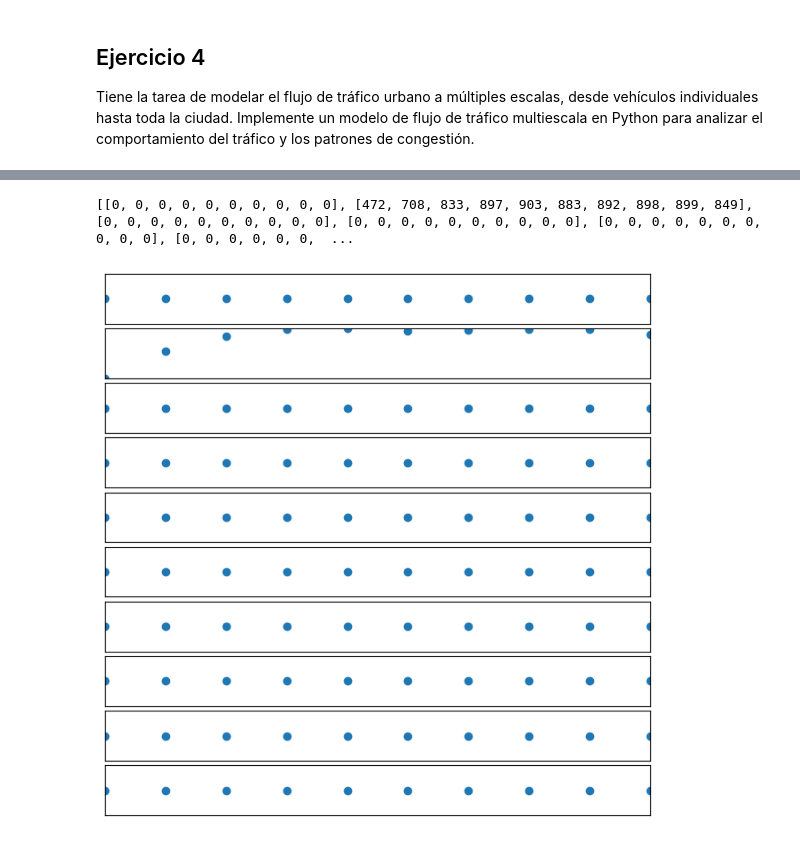
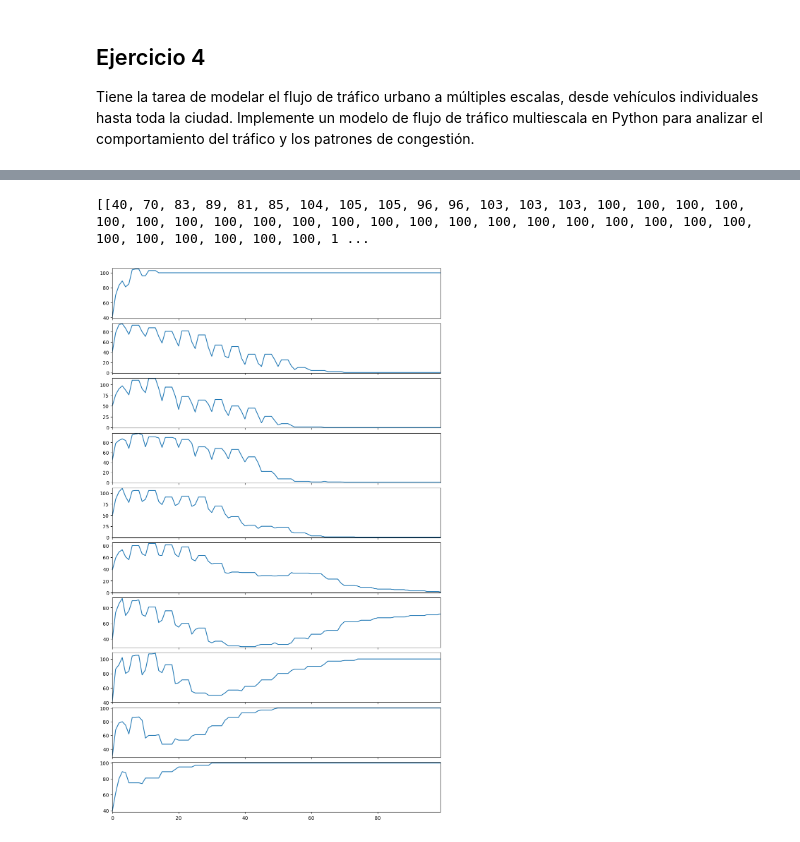
Before and after one commit to Daniel14gonc/Lab6_Modsim, a Jupyter notebook: Lab6.ipynb, the cells around one changed output, grey strips where cells are left out. Drawn from its saved outputs; the diff is of its cells as text; code cells hidden in the pictures.

```diff
--- a/Lab6.ipynb
+++ b/Lab6.ipynb
@@ -426,7 +428,6 @@ class Calle():
 
     def enter_street(self, car, side):
         if len(self.left_queue) < self.left_queue_size:
-            print('me entro un carro')
             if side == 0:
                 self.right_queue.append(car)
             else:
@@ -488,16 +489,16 @@ class Calle():
         self.left_semaphore = self.time
 
         while self.left_semaphore > 0:
-            if len(self.right_queue) > 0:
+            if len(self.left_queue) > 0:
                 choice = random.choice([0, 1, 2])
                 if choice == 0 and cant_next > 0:
-                    self.back_street.enter_street(self.right_queue.pop(0), 1)
+                    self.back_street.enter_street(self.left_queue.pop(0), 1)
                     cant_next -= 1
                 elif choice == 1 and cant_right > 0:
-                    right_street.enter_street(self.right_queue.pop(0), 1)
-                    cant_right -= 1
+                    right_street.enter_street(self.left_queue.pop(0), 1)
+                    cant_left -= 1
                 elif choice == 2 and cant_left > 0:
-                    left_street.enter_street(self.right_queue.pop(0), 1)
+                    left_street.enter_street(self.left_queue.pop(0), 1)
                     cant_left -= 1
             self.left_semaphore -= 1
 
@@ -558,13 +559,12 @@ class Cuadricula:
         k = 0
         for i in range(self.rows):
             for j in range(self.columns):
-                if cont % (self.rows * self.columns) == 0:
-                    k += 1
                 zona = zonas[k]
                 name = f'Calle_{i}_{j}'
                 self.grid[i][j] = Calle(name)
                 zona.add_street(self.grid[i][j])
                 cont += 1
+            k += 1
 
         # Conectar las calles en la cuadrícula
         for i in range(self.rows):
@@ -581,12 +581,20 @@ class Cuadricula:
                     current_calle.set_next(self.grid[i + 1][j])
                     self.grid[i + 1][j].set_back_street(current_calle)
 
+    def get_cars_per_street(self):
+        cars_per_street = []
+        for i in range(self.rows):
+            for j in range(self.columns):
+                cars_per_street.append(len(self.grid[i][j].left_queue) + len(self.grid[i][j].right_queue))
+        return cars_per_street
+
     def print_grid(self):
         for i in range(self.rows):
             for j in range(self.columns):
-                print(f'{self.grid[i][j].name} -> Next: {self.grid[i][j].next.name if self.grid[i][j].next else "None"},'
+                print(f'{self.grid[i][j].name} -> Next: {self.grid[i][j].next_street.name if self.grid[i][j].next_street else "None"},'
                       f' Right: {self.grid[i][j].right_street.name if self.grid[i][j].right_street else "None"},'
-                      f' Left: {self.grid[i][j].left_street.name if self.grid[i][j].left_street else "None"}')
+                      f' Left: {self.grid[i][j].left_street.name if self.grid[i][j].left_street else "None"},'
+                      f' Back: {self.grid[i][j].back_street.name if self.grid[i][j].back_street else "None"},')
 # %%
 rows  = 10
 columns = 10
@@ -608,8 +616,9 @@ for i in range(cant_carros):
     lado = random.randint(0, 1)
     carros.append(Carro(street, lado))
 # %%
-epocas = 10
+epocas = 100
 zonaz_array =[]
+zonas_mas_concurridas = []
 
 for zona in range(cant_zonas):
     zonaz_array.append([])
@@ -622,4 +631,10 @@ for epoca in range(epocas):
     for zona in zonas:
         zona.move_cars()
         zonaz_array[zona.number].append(zona.get_cars())
+
+    zonas_cars = [zona.get_cars() for zona in zonas]
+    zonas_mas_concurridas.append(np.argmax(zonas_cars))
+
+
+print(cuadricula.get_cars_per_street())
 # %% [output]
@@ -643,31 +642,31 @@ me entro un carro
 # %%
 print(zonaz_array)
 # %% [output]
-[[0, 0, 0, 0, 0, 0, 0, 0, 0, 0], [472, 708, 833, 897, 903, 883, 892, 898, 899, 849], [0, 0, 0, 0, 0, 0, 0, 0, 0, 0], [0, 0, 0, 0, 0, 0, 0, 0, 0, 0], [0, 0, 0, 0, 0, 0, 0, 0, 0, 0], [0, 0, 0, 0, 0, 0,  ...
+[[40, 70, 83, 89, 81, 85, 104, 105, 105, 96, 96, 103, 103, 103, 100, 100, 100, 100, 100, 100, 100, 100, 100, 100, 100, 100, 100, 100, 100, 100, 100, 100, 100, 100, 100, 100, 100, 100, 100, 100, 100, 1 ...
 # %%
 matriz = zonaz_array
 
 # Obtén las dimensiones de la matriz
 filas = len(matriz)
 
 # Crea un subplot para cada casilla de la matriz
-fig, axs = plt.subplots(filas, 1, figsize=(8, 8))
+fig, axs = plt.subplots(filas, 1, figsize=(12, 20))
 
 # Itera a través de la matriz y dibuja cada arreglo en su casilla correspondiente
 for i in range(filas):
     arreglo = matriz[i]
     x = np.arange(len(arreglo))
-    axs[i].scatter(x, arreglo)
+    axs[i].plot(x, arreglo)
     axs[i].set_xlim(0, len(arreglo) - 1)  # Ajusta los límites del eje x
     axs[i].set_ylim(min(arreglo) - 1, max(arreglo) + 1)  # Ajusta los límites del eje y
-    axs[i].set_xticks([])  # Oculta las etiquetas del eje x
-    axs[i].set_yticks([])  # Oculta las etiquetas del eje y
+    if i<filas-1:
+        axs[i].set_xticklabels([])
 
 
 # Ajusta el espacio entre los subplots
 plt.subplots_adjust(wspace=0.1, hspace=0.1)
 
 # Muestra el grid
 plt.show()
 # %% [output]
-[figure, old version]
+[figure, new version]
```
Also changed, not shown: parts of 4 cells of this notebook.
